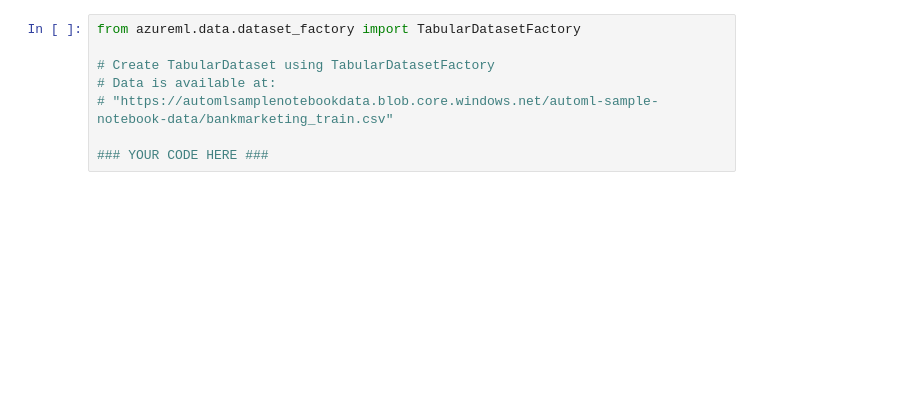
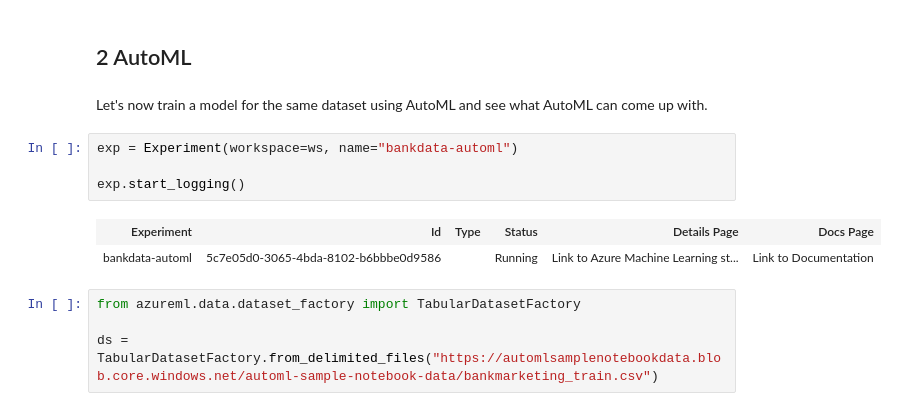
Before and after one commit to hubidu/optimizing-azure-ml-pipeline, a Jupyter notebook: udacity-project.ipynb, the cells around one changed output. Cells and saved outputs as stored; diff of their text form; blank space fills up the shorter version.

```diff
--- a/udacity-project.ipynb
+++ b/udacity-project.ipynb
@@ -62,8 +127,15 @@ import joblib
+# %% [markdown]
+## 2 AutoML
+# %% [markdown]
+Let's now train a model for the same dataset using AutoML and see what AutoML can come up with.
+# %%
+exp = Experiment(workspace=ws, name="bankdata-automl")
+
+exp.start_logging()
+# %% [output]
+| Experiment | Id | Type | Status | Details Page | Docs Page |
+| bankdata-automl | 5c7e05d0-3065-4bda-8102-b6bbbe0d9586 |  | Running | Link to Azure Machine Learning st... | Link to Documentation |
 # %%
 from azureml.data.dataset_factory import TabularDatasetFactory
 
-# Create TabularDataset using TabularDatasetFactory
-# Data is available at:
-# "https://automlsamplenotebookdata.blob.core.windows.net/automl-sample-notebook-data/bankmarketing_train.csv"
-
-### YOUR CODE HERE ###
+ds = TabularDatasetFactory.from_delimited_files("https://automlsamplenotebookdata.blob.core.windows.net/automl-sample-notebook-data/bankmarketing_train.csv")
```
Also changed, not shown: parts of 25 cells of this notebook, 5 other files.
